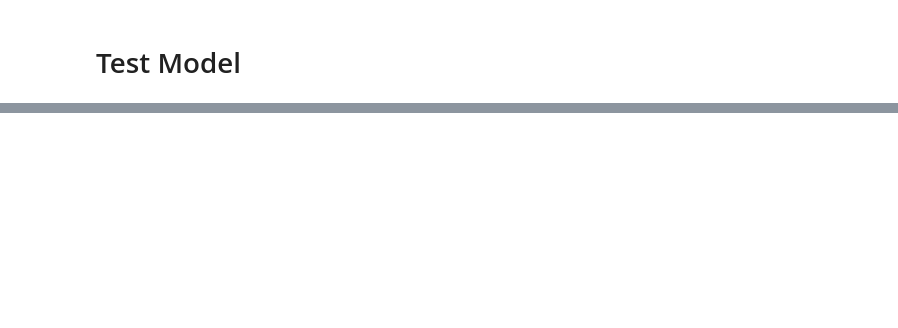
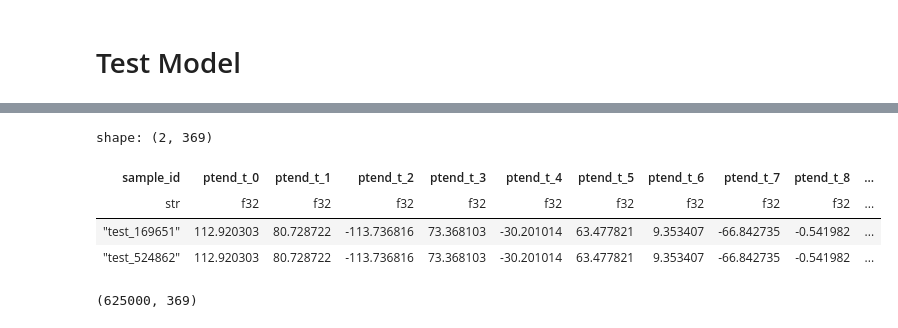
Before and after one commit to neoluxis/MyKaggle, a Jupyter notebook: AtmoPred_MLP.ipynb, the cells around one changed output, grey strips where cells are left out. Cells and saved outputs as stored; diff of their text form; code cells hidden in the pictures; blank space fills up the shorter version.

```diff
--- a/AtmoPred_MLP.ipynb
+++ b/AtmoPred_MLP.ipynb
@@ -481,0 +571,22 @@ del(inp, outp)
+# %%
+print(gc.collect())
+timer.start('Get outputs')
+with torch.no_grad():
+    for i, smp in enumerate(subm_loader):
+        t0 = time.time()
+        smp =  smp.to(device, non_blocking=True)
+#         print('smp to device', end='\r')
+        scaler = out_df[i*batch_size:(i+1)*batch_size, :]
+#         print('get scaler', end='\r')
+        pred = net(smp)
+#         print('infer', end='\r')
+        scaler = postprocess(pred, scaler)
+#         print('post process', end='\r')
+        if i == 0:
+            result = scaler
+        else:
+            result = torch.cat((result, scaler), axis=0)
+        print(f'[{"=" * int(25 * i / data_len)}{"C" if i % 2 == 0 else "c"}{"-" * (25 - int(25 * i / data_len))}] Batch {i}/{data_len} > {result.shape = } | {1 / (time.time() - t0):.2f}it/s', end='\r')
+    print('\n')
+print(f'Batch {i} > {result.shape = } | ')
+timer.stop()
@@ -481,0 +599,3 @@ del(inp, outp)
+# %%
+result = result.to('cpu').detach().numpy()
+result.shape, result.dtype
@@ -481,0 +604,7 @@ del(inp, outp)
+# %%
+sample_ids = pl.from_numpy(subm_multip[:, 0].reshape(-1 ,1))
+sample_ids.columns = sample_cols[0:1]
+sample_prs = pl.from_numpy(result)
+sample_prs.columns = sample_cols[1:]
+del(subm_multip)
+sample_ids.head(2), sample_prs.head(2)
@@ -481,0 +629,10 @@ del(inp, outp)
+# %%
+# save_data = pl.from_numpy(data)
+save_save = pl.concat([sample_ids, sample_prs], how = "horizontal")
+save_save.head(2)
+# %% [output]
+shape: (2, 369)
+| sample_id | ptend_t_0 | ptend_t_1 | ptend_t_2 | ptend_t_3 | ptend_t_4 | ptend_t_5 | ptend_t_6 | ptend_t_7 | ptend_t_8 | ... |
+| str | f32 | f32 | f32 | f32 | f32 | f32 | f32 | f32 | f32 | ... |
+| "test_169651" | 112.920303 | 80.728722 | -113.736816 | 73.368103 | -30.201014 | 63.477821 | 9.353407 | -66.842735 | -0.541982 | ... |
+| "test_524862" | 112.920303 | 80.728722 | -113.736816 | 73.368103 | -30.201014 | 63.477821 | 9.353407 | -66.842735 | -0.541982 | ... |
@@ -481,0 +641,4 @@ del(inp, outp)
+# %%
+save_save.shape
+# %% [output]
+(625000, 369)
```
Also changed, not shown: parts of 28 cells of this notebook.
